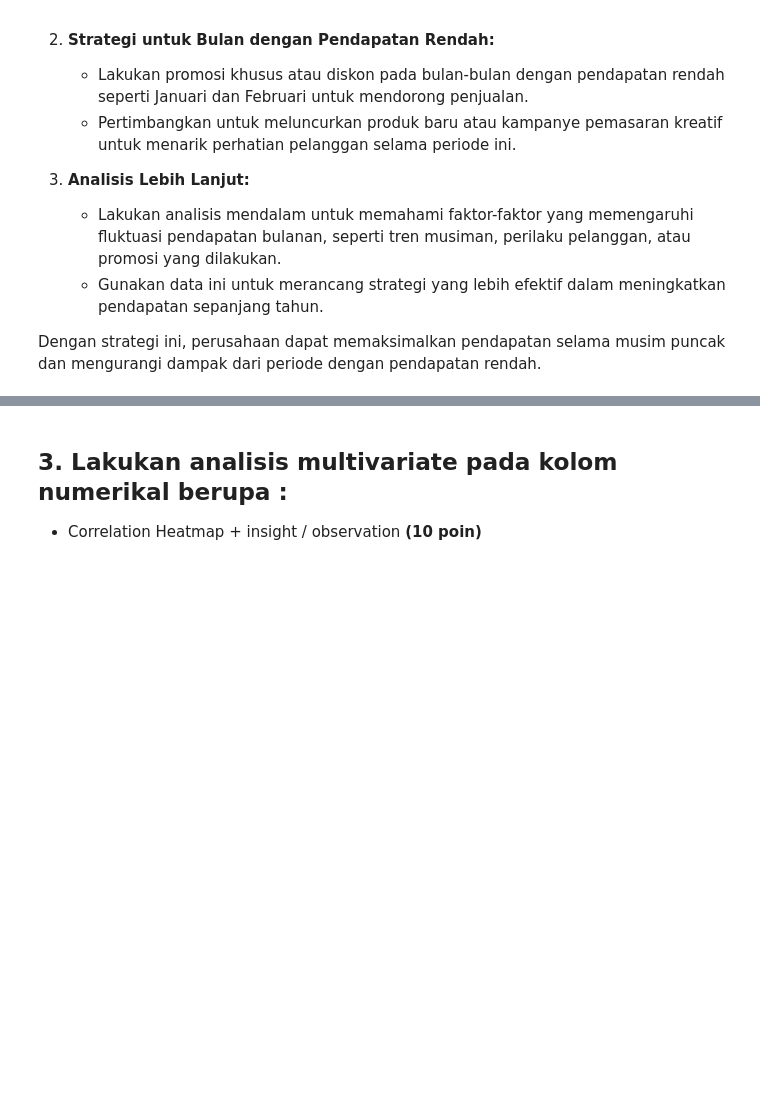
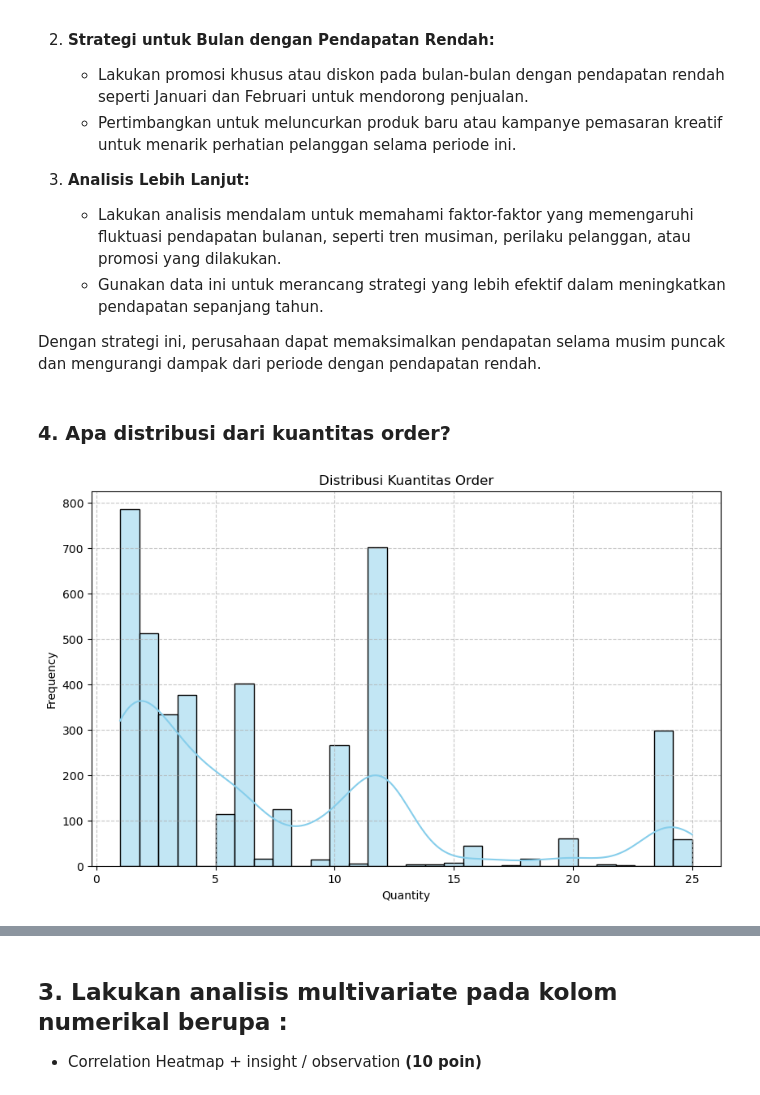
Before and after one commit to rfih/Dibimbing---DSDA, a Jupyter notebook: Assignment Day 16 Advanced EDA/AS_DS33B_Day16-Advanced EDA_Rizky Febri Ibra Habibie.ipynb, the cells around one changed output, grey strips where cells are left out. Drawn from its saved outputs; the diff is of its cells as text; code cells hidden in the pictures; blank space fills up the shorter version.

```diff
--- a/Assignment Day 16 Advanced EDA/Copy_of_template_eda.ipynb
+++ b/Assignment Day 16 Advanced EDA/AS_DS33B_Day16-Advanced EDA_Rizky Febri Ibra Habibie.ipynb
@@ -423,3 +423,15 @@ plt.show()
     - Gunakan data ini untuk merancang strategi yang lebih efektif dalam meningkatkan pendapatan sepanjang tahun.
 
 Dengan strategi ini, perusahaan dapat memaksimalkan pendapatan selama musim puncak dan mengurangi dampak dari periode dengan pendapatan rendah.
+# %% [markdown]
+### 4. Apa distribusi dari kuantitas order?
+# %%
+plt.figure(figsize=(10, 6))
+sns.histplot(data['Quantity'], bins=30, kde=True, color='skyblue')
+plt.title('Distribusi Kuantitas Order')
+plt.xlabel('Quantity')
+plt.ylabel('Frequency')
+plt.grid(True, linestyle='--', alpha=0.7)
+plt.show()
+# %% [output]
+[figure, added]
```
Also changed, not shown: parts of 11 cells of this notebook.
